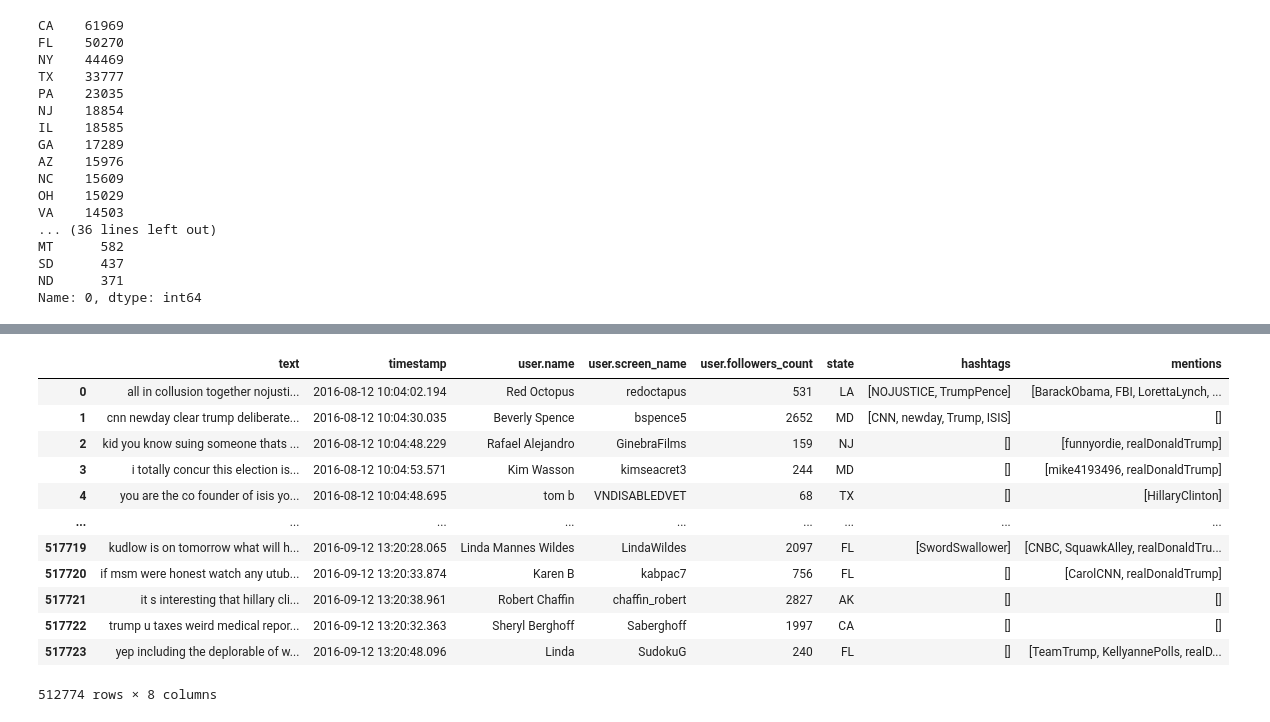
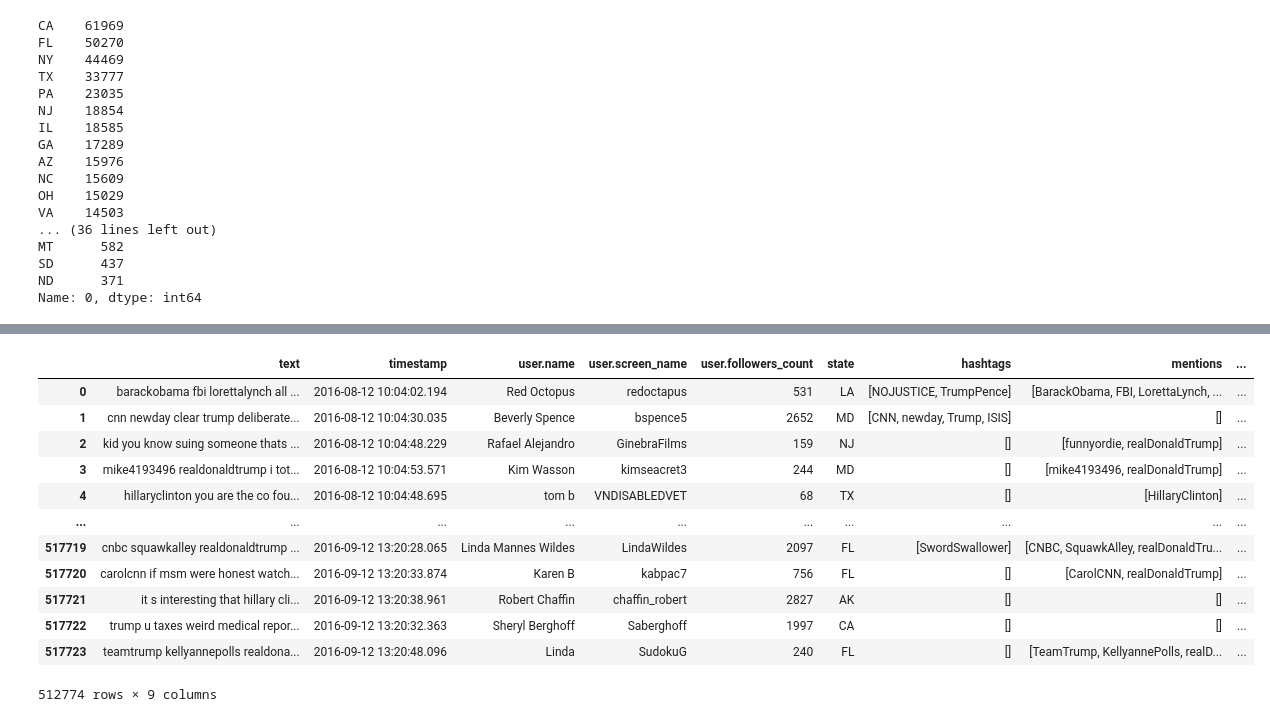
Before and after one commit to bellicapelli0/FDSAssignement1, a Jupyter notebook: DataExploration.ipynb, the cells around one changed output, grey strips where cells are left out. Drawn from its saved outputs; the diff is of its cells as text; code cells hidden in the pictures.

```diff
--- a/DataExploration.ipynb
+++ b/DataExploration.ipynb
@@ -203,12 +248,36 @@ df.head()
 | 3 | @mike4193496 @realDonaldTrump I T... | 2016-08-12 10:04:53.571 | Kim Wasson | kimseacret3 | 244 | MD | [] | [mike4193496, realDonaldTrump] |
 | 4 | @HillaryClinton you ARE the co-fo... | 2016-08-12 10:04:48.695 | tom b | VNDISABLEDVET | 68 | TX | [] | [HillaryClinton] |
 # %%
+from stop_words import get_stop_words
+import string
+
+def rmStopWords(tweet, stop_words):
+    text = tweet.split()
+    text = ' '.join(word for word in text if word not in stop_words)
+    return text
+
+stop_words = get_stop_words('english')
+stop_words = [''.join(c for c in s if c not in string.punctuation) for s in stop_words]
+stop_words = [t.encode('utf-8') for t in stop_words]
+
+# Preprocess all tweet data
+pro_tweets = []
+for tweet in df['text']:
+    pro_stopw = rmStopWords(tweet, stop_words)
+    pro_tweets.append(pro_stopw)
+
+df['text'] = pro_tweets
+
 # Clean text
 text = df["text"]
 text = text.str.replace(r'http?\S+', ' ', regex=True)
-#text = text.str.replace(r'[#@]\S+', ' ', regex=True)
-text = text.str.replace(r'@\S+', ' ', regex=True)
+text = text.str.replace(r'[#@]', ' ', regex=True)
 text = text.str.replace(r'[^\w\s]', ' ', regex=True)
 text = text.str.replace(r'\n', ' ', regex=True)
 text = text.str.replace(r' +', ' ', regex=True)
 text = text.str.lower()
+
+# Add cleaned text to df
+df = df.drop(columns = ["text"])
+df = pd.concat([text, df], axis=1, sort=False)
+df
@@ -215,19 +298,26 @@ text = text.str.lower()
-# %%
-# Add cleaned text to df
-df = df.drop(columns = ["text"])
-df = pd.concat([text, df], axis=1, sort=False)
-df
-# %% [output]
-|  | text | timestamp | user.name | user.screen_name | user.followers_count | state | hashtags | mentions |
-| 0 | all in collusion together nojusti... | 2016-08-12 10:04:02.194 | Red Octopus | redoctapus | 531 | LA | [NOJUSTICE, TrumpPence] | [BarackObama, FBI, LorettaLynch, ... |
-| 1 | cnn newday clear trump deliberate... | 2016-08-12 10:04:30.035 | Beverly Spence | bspence5 | 2652 | MD | [CNN, newday, Trump, ISIS] | [] |
-| 2 | kid you know suing someone thats ... | 2016-08-12 10:04:48.229 | Rafael Alejandro | GinebraFilms | 159 | NJ | [] | [funnyordie, realDonaldTrump] |
-| 3 | i totally concur this election is... | 2016-08-12 10:04:53.571 | Kim Wasson | kimseacret3 | 244 | MD | [] | [mike4193496, realDonaldTrump] |
-| 4 | you are the co founder of isis yo... | 2016-08-12 10:04:48.695 | tom b | VNDISABLEDVET | 68 | TX | [] | [HillaryClinton] |
-| ... | ... | ... | ... | ... | ... | ... | ... | ... |
-| 517719 | kudlow is on tomorrow what will h... | 2016-09-12 13:20:28.065 | Linda Mannes Wildes | LindaWildes | 2097 | FL | [SwordSwallower] | [CNBC, SquawkAlley, realDonaldTru... |
-| 517720 | if msm were honest watch any utub... | 2016-09-12 13:20:33.874 | Karen B | kabpac7 | 756 | FL | [] | [CarolCNN, realDonaldTrump] |
-| 517721 | it s interesting that hillary cli... | 2016-09-12 13:20:38.961 | Robert Chaffin | chaffin_robert | 2827 | AK | [] | [] |
-| 517722 | trump u taxes weird medical repor... | 2016-09-12 13:20:32.363 | Sheryl Berghoff | Saberghoff | 1997 | CA | [] | [] |
-| 517723 | yep including the deplorable of w... | 2016-09-12 13:20:48.096 | Linda | SudokuG | 240 | FL | [] | [TeamTrump, KellyannePolls, realD... |
-512774 rows × 8 columns
+# %%
+search_terms = ['hillaryclinton', 'maga', 'trumppence16', 'hillaryclinton', 'hillary', 'crookedhillary',
+                'donaldtrump', 'dumptrump', 'realdonaldtrump', 'nevertrump', 'imwithher', 'neverhillary',
+                'trump']
+
+def find_topic_words(row):
+    tweet = row["text"].split()
+    return [word for word in tweet if word in search_terms]
+
+topic_words = df.apply(find_topic_words, axis=1)
+# %%
+df["topic_words"] = topic_words
+# %% [output]
+|  | text | timestamp | user.name | user.screen_name | user.followers_count | state | hashtags | mentions | ... |
+| 0 | barackobama fbi lorettalynch all ... | 2016-08-12 10:04:02.194 | Red Octopus | redoctapus | 531 | LA | [NOJUSTICE, TrumpPence] | [BarackObama, FBI, LorettaLynch, ... | ... |
+| 1 | cnn newday clear trump deliberate... | 2016-08-12 10:04:30.035 | Beverly Spence | bspence5 | 2652 | MD | [CNN, newday, Trump, ISIS] | [] | ... |
+| 2 | kid you know suing someone thats ... | 2016-08-12 10:04:48.229 | Rafael Alejandro | GinebraFilms | 159 | NJ | [] | [funnyordie, realDonaldTrump] | ... |
+| 3 | mike4193496 realdonaldtrump i tot... | 2016-08-12 10:04:53.571 | Kim Wasson | kimseacret3 | 244 | MD | [] | [mike4193496, realDonaldTrump] | ... |
+| 4 | hillaryclinton you are the co fou... | 2016-08-12 10:04:48.695 | tom b | VNDISABLEDVET | 68 | TX | [] | [HillaryClinton] | ... |
+| ... | ... | ... | ... | ... | ... | ... | ... | ... | ... |
+| 517719 | cnbc squawkalley realdonaldtrump ... | 2016-09-12 13:20:28.065 | Linda Mannes Wildes | LindaWildes | 2097 | FL | [SwordSwallower] | [CNBC, SquawkAlley, realDonaldTru... | ... |
+| 517720 | carolcnn if msm were honest watch... | 2016-09-12 13:20:33.874 | Karen B | kabpac7 | 756 | FL | [] | [CarolCNN, realDonaldTrump] | ... |
+| 517721 | it s interesting that hillary cli... | 2016-09-12 13:20:38.961 | Robert Chaffin | chaffin_robert | 2827 | AK | [] | [] | ... |
+| 517722 | trump u taxes weird medical repor... | 2016-09-12 13:20:32.363 | Sheryl Berghoff | Saberghoff | 1997 | CA | [] | [] | ... |
+| 517723 | teamtrump kellyannepolls realdona... | 2016-09-12 13:20:48.096 | Linda | SudokuG | 240 | FL | [] | [TeamTrump, KellyannePolls, realD... | ... |
+512774 rows × 9 columns
```
Also changed, not shown: parts of 17 cells of this notebook.
